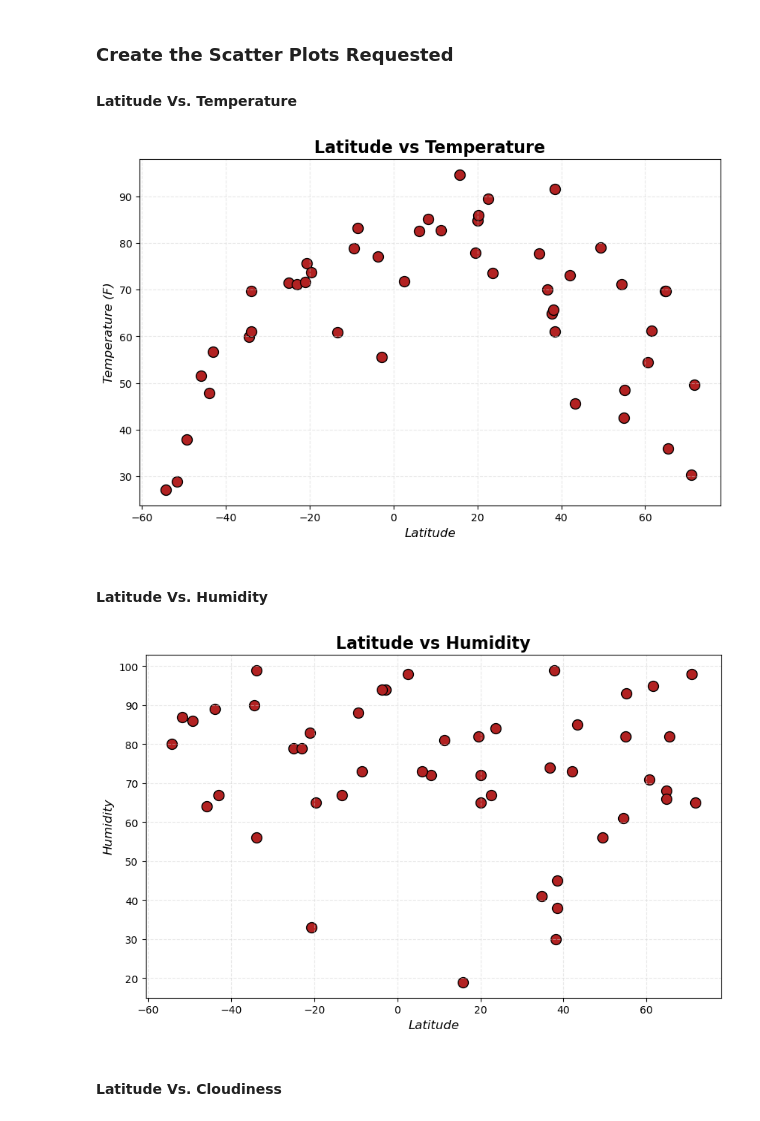
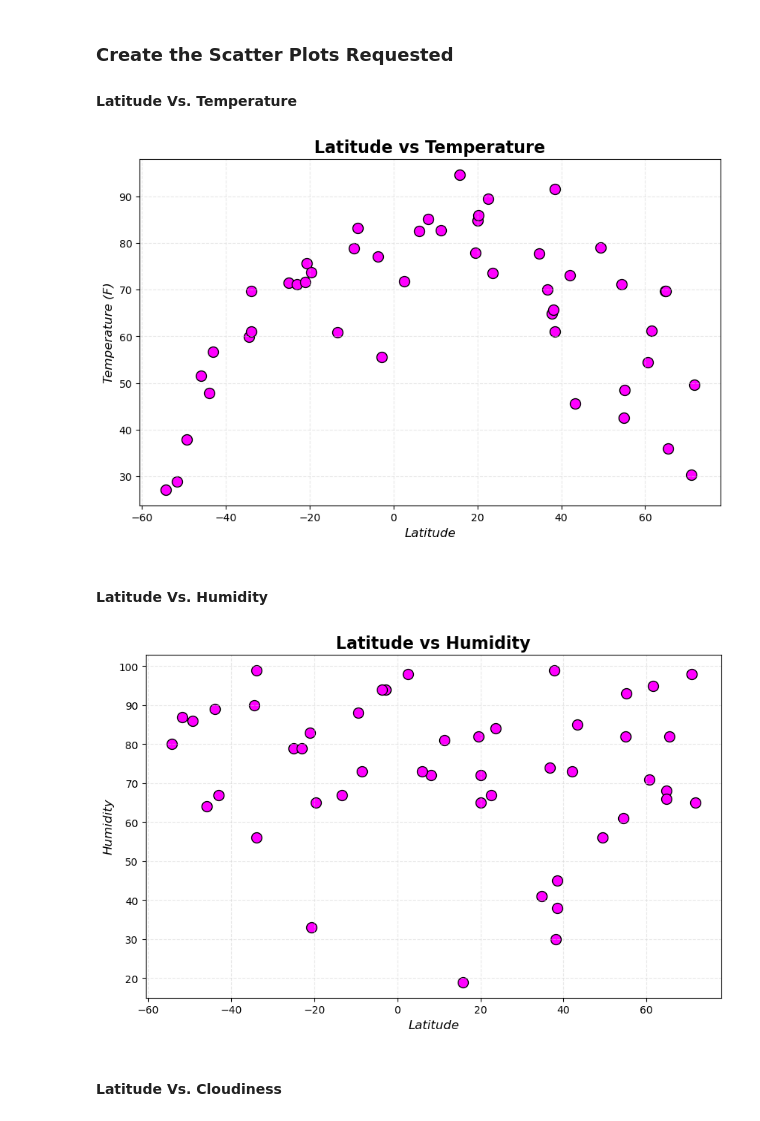
Before and after one commit to ajmonte0920/06_da_jun2024_hw_6_python-api-challenge, a Jupyter notebook: WeatherPy/WeatherPy.ipynb, the cells around one changed output. Drawn from its saved outputs; the diff is of its cells as text; code cells hidden in the pictures.

```diff
--- a/WeatherPy/WeatherPy.ipynb
+++ b/WeatherPy/WeatherPy.ipynb
@@ -238,7 +238,7 @@ y = city_data_df['Max Temp']
 plt.figure(figsize=(10, 6))
 
 # Step 3: Make the basic plot
-plt.scatter(x, y, facecolor="firebrick", edgecolor="black", s=100)
+plt.scatter(x, y, facecolor="fuchsia", edgecolor="black", s=100)
 
 # Step 4: Customizations
 plt.xlabel("Latitude", fontsize=12, fontstyle="italic")
@@ -254,36 +254,36 @@ plt.savefig("./output_data/Fig1.png")
 # Step 5: Show/Save the graph
 plt.show()
 # %% [output]
-[figure, old version]
+[figure, new version]
 # %% [markdown]
 #### Latitude Vs. Humidity
 # %%
 # Build the scatter plots for latitude vs. humidity
 # Step 1: Get the Data
 x = city_data_df.Lat
 y = city_data_df.Humidity
 
 # Step 2: Make the canvas
 plt.figure(figsize=(10, 6))
 
 # Step 3: Make the basic plot
-plt.scatter(x, y, facecolor="firebrick", edgecolor="black", s=100)
+plt.scatter(x, y, facecolor="fuchsia", edgecolor="black", s=100)
 
 # Step 4: Customizations
 plt.xlabel("Latitude", fontsize=12, fontstyle="italic")
 plt.ylabel("Humidity", fontsize=12, fontstyle="italic")
 plt.title("Latitude vs Humidity", fontweight="bold", fontsize=16)
 
 plt.grid(color="lightgrey", linestyle = "--", alpha=0.5)
 
 
 # Save the figure
 plt.savefig("./output_data/Fig2.png")
 
 # Step 5: Show/Save the graph
 plt.show()
 # %% [output]
-[figure, old version]
+[figure, new version]
 # %% [markdown]
 #### Latitude Vs. Cloudiness
 # %%
```
Also changed, not shown: parts of 11 cells of this notebook, 4 other files.
